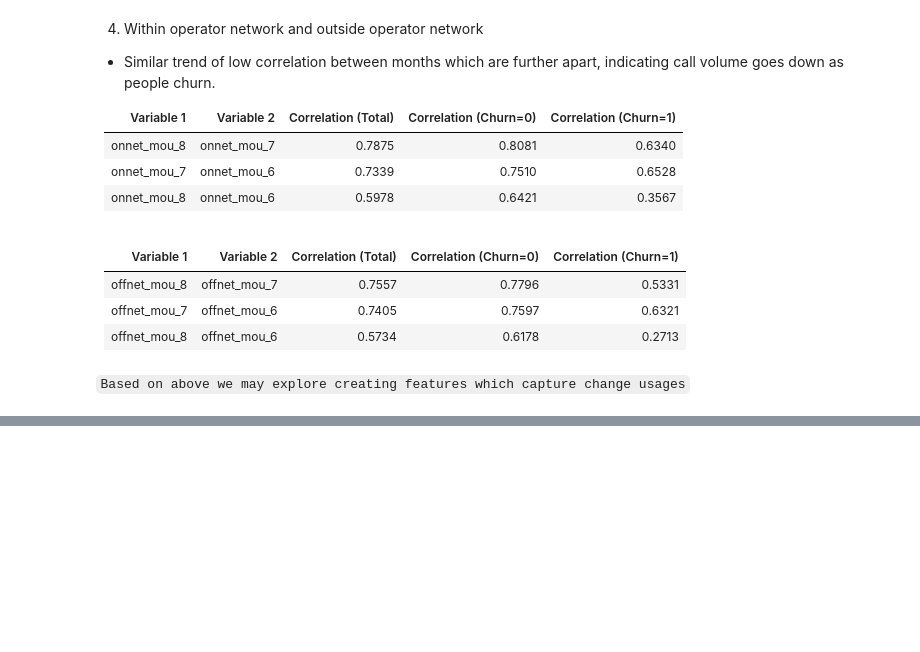
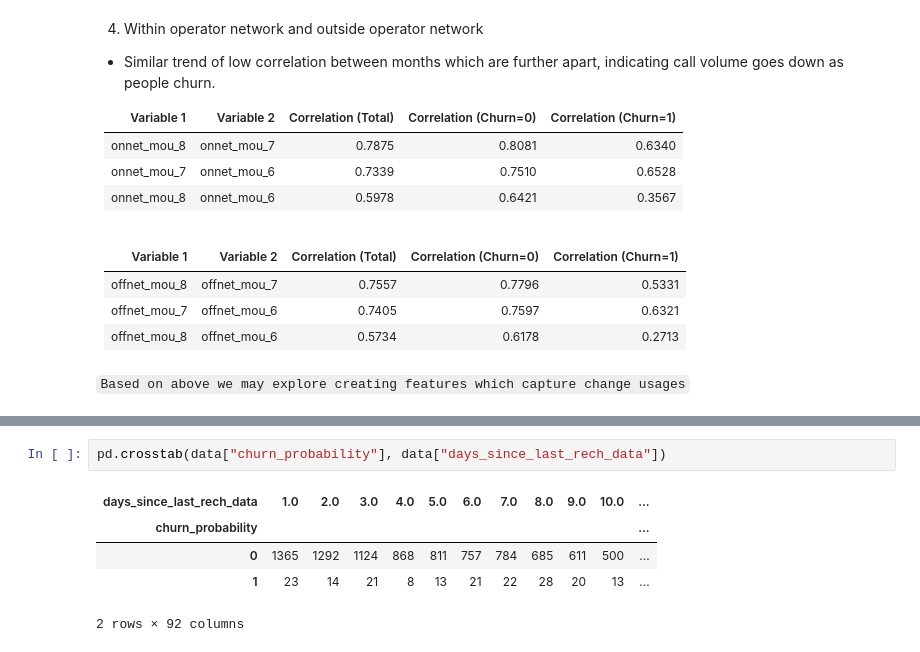
Before and after one commit to mohiteamit/upGrad-TelecomChurnCaseStudy, a Jupyter notebook: Amit Mohite - Telecom Churn Prediction.ipynb, the cells around one changed output, grey strips where cells are left out. Saved outputs shown, nothing was run; the diff lists cells and outputs as text; blank space fills up the shorter version.

```diff
--- a/Amit Mohite - Telecom Churn Prediction.ipynb
+++ b/Amit Mohite - Telecom Churn Prediction.ipynb
@@ -1255,0 +1111,8 @@ submission_xgb.to_csv(submission_xgb_file_name, index=False)
+# %%
+pd.crosstab(data["churn_probability"], data["days_since_last_rech_data"])
+# %% [output]
+| days_since_last_rech_data | 1.0 | 2.0 | 3.0 | 4.0 | 5.0 | 6.0 | 7.0 | 8.0 | 9.0 | 10.0 | ... |
+| churn_probability |  |  |  |  |  |  |  |  |  |  | ... |
+| 0 | 1365 | 1292 | 1124 | 868 | 811 | 757 | 784 | 685 | 611 | 500 | ... |
+| 1 | 23 | 14 | 21 | 8 | 13 | 21 | 22 | 28 | 20 | 13 | ... |
+2 rows × 92 columns
```
Also changed, not shown: parts of 37 cells of this notebook, 8 other files.
